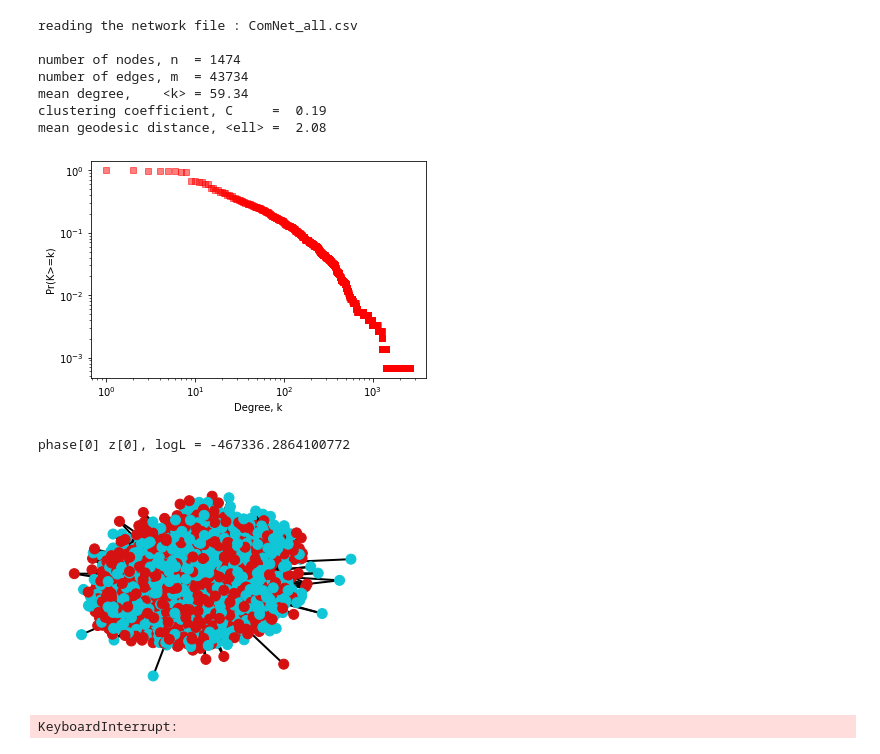
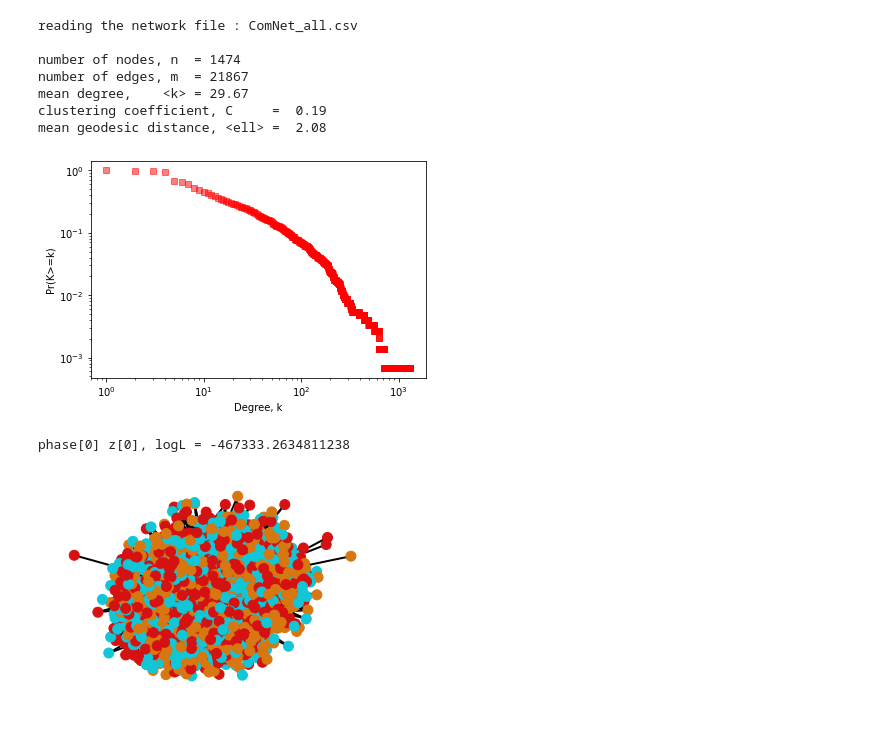
Before and after one commit to dafnamargalit/BioNetworks-Project, a Jupyter notebook: GraphGeneration.ipynb, the cells around one changed output. Cells and saved outputs as stored; diff of their text form; code cells hidden in the pictures.

```diff
--- a/GraphGeneration.ipynb
+++ b/GraphGeneration.ipynb
@@ -310,13 +310,13 @@ fname1 = 'ComNet_all.csv'
 
 # read in the network file (an edge list)
 print(f'reading the network file : {fname1}\n')
-G = nx.DiGraph()  # import as a simple graph, index nodes by integers (not strings)
+G = nx.read_edgelist('./' + fname1, delimiter=',', nodetype=str)  # import as a simple graph, index nodes by integers (not strings)
 
-with open('ComNet_all.csv', newline='') as csvfile:
-        spamreader = csv.reader(csvfile, delimiter=',')
-        for row in spamreader:
-            if G.has_edge(row[0],row[1]) == False or G.has_edge(row[1],row[0]) == False:
-                G.add_edge(row[0],row[1])
+# with open('ComNet_all.csv', newline='') as csvfile:
+#         spamreader = csv.reader(csvfile, delimiter=',')
+#         for row in spamreader:
+#             if G.has_edge(row[0],row[1]) == False or G.has_edge(row[1],row[0]) == False:
+#                 G.add_edge(row[0],row[1])
 
 
 #YOUR CODE HERE
@@ -348,36 +348,35 @@ plot_CCDF(kis)
 reading the network file : ComNet_all.csv
 
 number of nodes, n  = 1474
-number of edges, m  = 43734
-mean degree,    <k> = 59.34
+number of edges, m  = 21867
+mean degree,    <k> = 29.67
 clustering coefficient, C     =  0.19
 mean geodesic distance, <ell> =  2.08
-[figure, old version]
+[figure, new version]
 # %%
 Go = nx.convert_node_labels_to_integers(G) # map node names to integers (0:n-1) [because indexing]
 
-c    = 2       # c, number of groups
+c    = 3       # c, number of groups
 T    = 30      # maximum number of phases; HALT if pc >= T
-reps = 10      # number of repetitions of fit_DCSBM()
+reps = 2      # number of repetitions of fit_DCSBM()
 
 ##### do not modify above here #####
 
 # YOUR CODE HERE
 
 zbest,Lbest,LLbest,pcbest = fit_DCSBM_reps(Go,c,T,reps)
 
 print(f'best output: {pc} phase and z0 logL = {Lbest}')
 drawGz(Go, zbest)
 plotLL(LLbest,pcbest,Go.order())
 wrs,kpr = tabulate_wk(Go,zbest,c)
 print(f'kappa_r = ')
 print(kpr)
 print(f'w_rs = ')
 print(wrs)
 # %% [output]
-phase[0] z[0], logL = -467336.2864100772
+phase[0] z[0], logL = -467333.2634811238
-[figure, old version]
+[figure, new version]
-KeyboardInterrupt:
 # %%
 #recreate results from net_all_ages.csv file
 z = {} #holds the data we are trying to recereate
```
Also changed, not shown: parts of 2 cells of this notebook.
